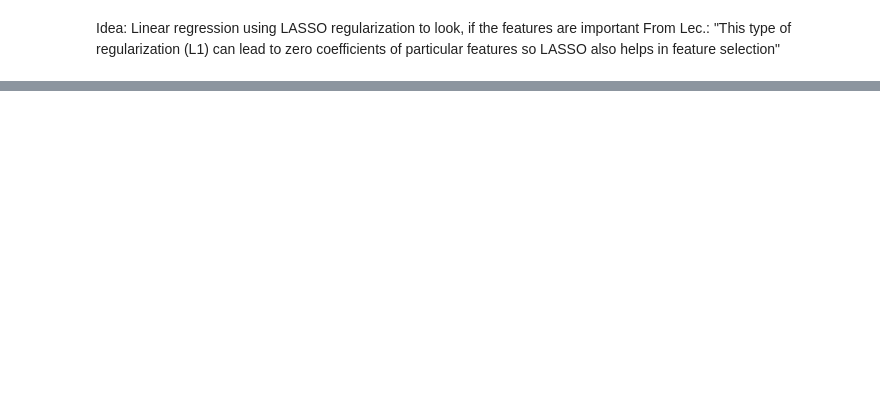
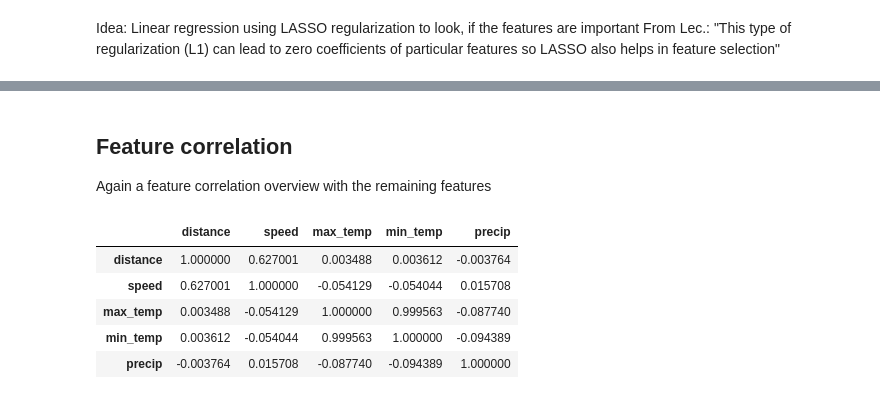
Before and after one commit to Jerematix/dataflow, a Jupyter notebook: notebooks/predictive_analytics/Features.ipynb, the cells around one changed output, grey strips where cells are left out. Saved outputs shown, nothing was run; the diff lists cells and outputs as text; code cells hidden in the pictures; blank space fills up the shorter version.

```diff
--- a/notebooks/predictive_analytics/Features.ipynb
+++ b/notebooks/predictive_analytics/Features.ipynb
@@ -79,0 +224,13 @@ From Lec.: "This type of regularization (L1) can lead to zero coefficients of pa
+# %% [markdown]
+## Feature correlation
+
+Again a feature correlation overview with the remaining features
+# %%
+df_bike_trips.corr()
+# %% [output]
+|  | distance | speed | max_temp | min_temp | precip |
+| distance | 1.000000 | 0.627001 | 0.003488 | 0.003612 | -0.003764 |
+| speed | 0.627001 | 1.000000 | -0.054129 | -0.054044 | 0.015708 |
+| max_temp | 0.003488 | -0.054129 | 1.000000 | 0.999563 | -0.087740 |
+| min_temp | 0.003612 | -0.054044 | 0.999563 | 1.000000 | -0.094389 |
+| precip | -0.003764 | 0.015708 | -0.087740 | -0.094389 | 1.000000 |
```
Also changed, not shown: parts of 24 cells of this notebook.
